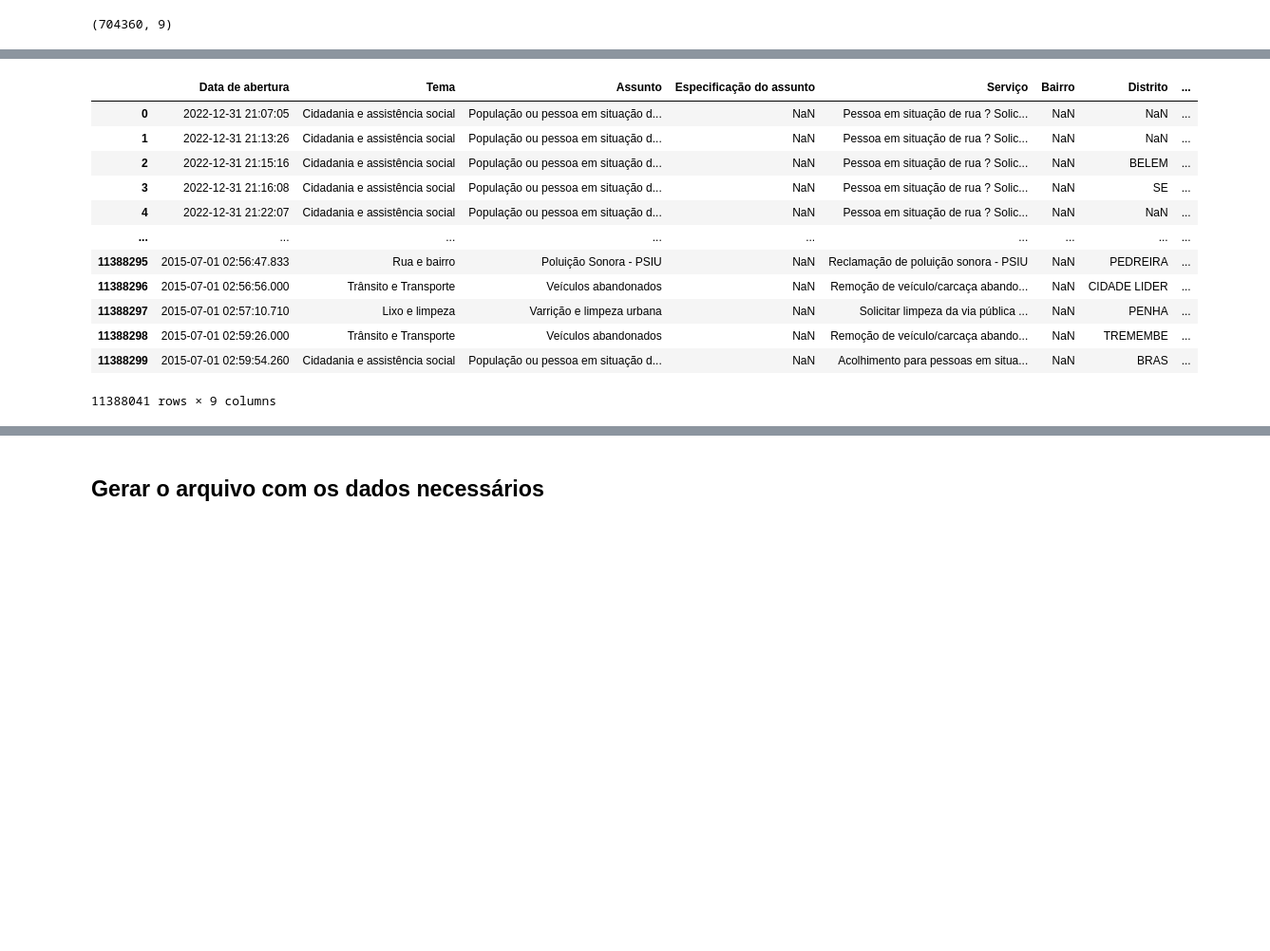
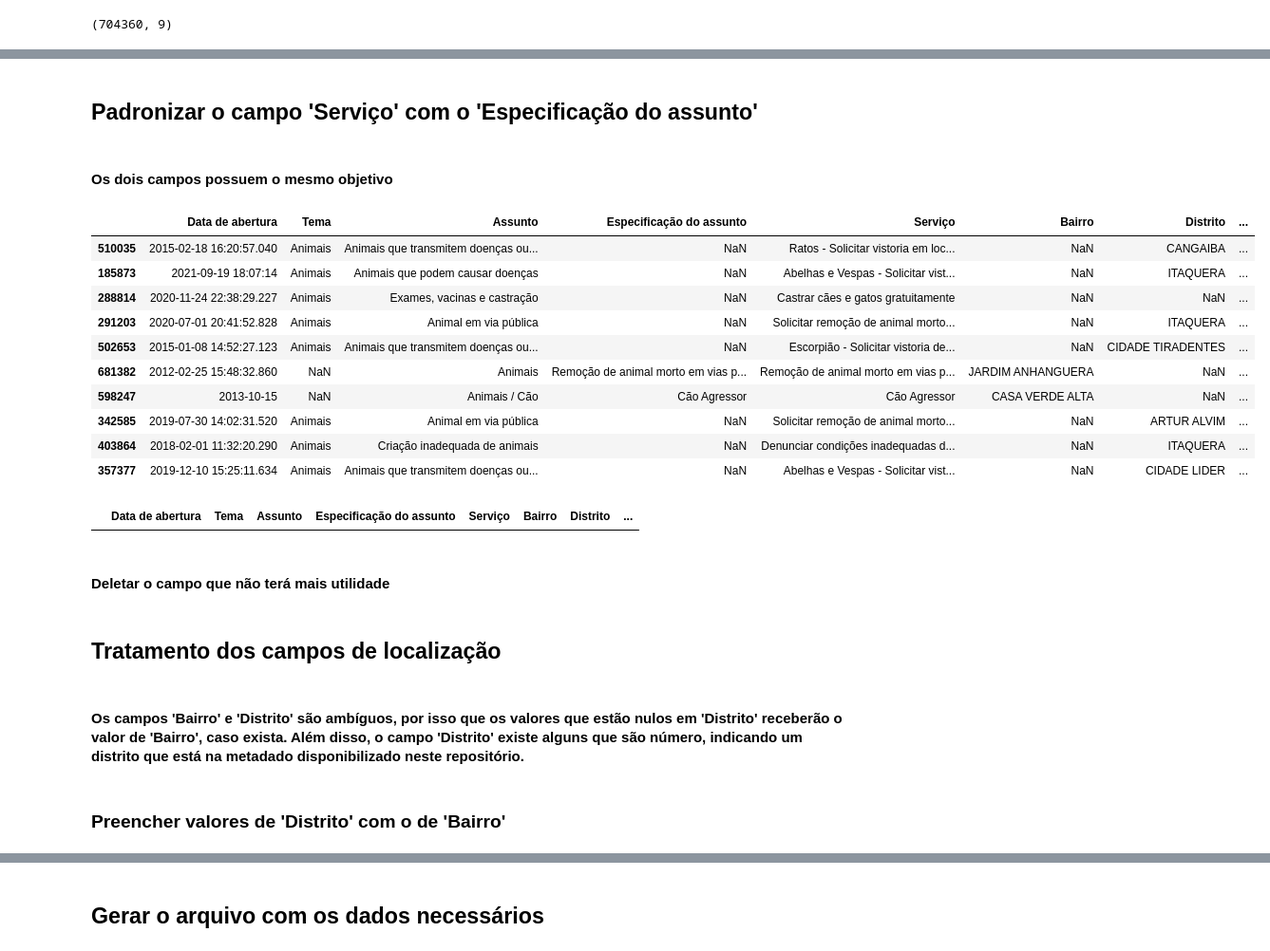
Before and after one commit to DemikFR/Analise-Controle-Zoonoses-SP156, a Jupyter notebook: base_dados/data_scraping.ipynb, the cells around one changed output, grey strips where cells are left out. Shown at 95% size. Drawn from its saved outputs; the diff is of its cells as text; code cells hidden in the pictures; blank space fills up the shorter version.

```diff
--- a/base_dados/data_scraping.ipynb
+++ b/base_dados/data_scraping.ipynb
@@ -215,16 +219,26 @@ df.sample(20)
-# %%
-df[df['Especificação do assunto'].isnull()]
-# %% [output]
-|  | Data de abertura | Tema | Assunto | Especificação do assunto | Serviço | Bairro | Distrito | ... |
-| 0 | 2022-12-31 21:07:05 | Cidadania e assistência social | População ou pessoa em situação d... | NaN | Pessoa em situação de rua ? Solic... | NaN | NaN | ... |
-| 1 | 2022-12-31 21:13:26 | Cidadania e assistência social | População ou pessoa em situação d... | NaN | Pessoa em situação de rua ? Solic... | NaN | NaN | ... |
-| 2 | 2022-12-31 21:15:16 | Cidadania e assistência social | População ou pessoa em situação d... | NaN | Pessoa em situação de rua ? Solic... | NaN | BELEM | ... |
-| 3 | 2022-12-31 21:16:08 | Cidadania e assistência social | População ou pessoa em situação d... | NaN | Pessoa em situação de rua ? Solic... | NaN | SE | ... |
-| 4 | 2022-12-31 21:22:07 | Cidadania e assistência social | População ou pessoa em situação d... | NaN | Pessoa em situação de rua ? Solic... | NaN | NaN | ... |
-| ... | ... | ... | ... | ... | ... | ... | ... | ... |
-| 11388295 | 2015-07-01 02:56:47.833 | Rua e bairro | Poluição Sonora - PSIU | NaN | Reclamação de poluição sonora - PSIU | NaN | PEDREIRA | ... |
-| 11388296 | 2015-07-01 02:56:56.000 | Trânsito e Transporte | Veículos abandonados | NaN | Remoção de veículo/carcaça abando... | NaN | CIDADE LIDER | ... |
-| 11388297 | 2015-07-01 02:57:10.710 | Lixo e limpeza | Varrição e limpeza urbana | NaN | Solicitar limpeza da via pública ... | NaN | PENHA | ... |
-| 11388298 | 2015-07-01 02:59:26.000 | Trânsito e Transporte | Veículos abandonados | NaN | Remoção de veículo/carcaça abando... | NaN | TREMEMBE | ... |
-| 11388299 | 2015-07-01 02:59:54.260 | Cidadania e assistência social | População ou pessoa em situação d... | NaN | Acolhimento para pessoas em situa... | NaN | BRAS | ... |
-11388041 rows × 9 columns
+# %% [markdown]
+## Padronizar o campo 'Serviço' com o 'Especificação do assunto'
+# %% [markdown]
+#### Os dois campos possuem o mesmo objetivo
+# %%
+df1.loc[df1['Serviço'].isnull(), 'Serviço'] = df1.loc[df1['Serviço'].isnull(), 'Especificação do assunto']
+# %%
+df1.sample(10)
+# %% [output]
+|  | Data de abertura | Tema | Assunto | Especificação do assunto | Serviço | Bairro | Distrito | ... |
+| 510035 | 2015-02-18 16:20:57.040 | Animais | Animais que transmitem doenças ou... | NaN | Ratos - Solicitar vistoria em loc... | NaN | CANGAIBA | ... |
+| 185873 | 2021-09-19 18:07:14 | Animais | Animais que podem causar doenças | NaN | Abelhas e Vespas - Solicitar vist... | NaN | ITAQUERA | ... |
+| 288814 | 2020-11-24 22:38:29.227 | Animais | Exames, vacinas e castração | NaN | Castrar cães e gatos gratuitamente | NaN | NaN | ... |
+| 291203 | 2020-07-01 20:41:52.828 | Animais | Animal em via pública | NaN | Solicitar remoção de animal morto... | NaN | ITAQUERA | ... |
+| 502653 | 2015-01-08 14:52:27.123 | Animais | Animais que transmitem doenças ou... | NaN | Escorpião - Solicitar vistoria de... | NaN | CIDADE TIRADENTES | ... |
+| 681382 | 2012-02-25 15:48:32.860 | NaN | Animais | Remoção de animal morto em vias p... | Remoção de animal morto em vias p... | JARDIM ANHANGUERA | NaN | ... |
+| 598247 | 2013-10-15 | NaN | Animais / Cão | Cão Agressor | Cão Agressor | CASA VERDE ALTA | NaN | ... |
+| 342585 | 2019-07-30 14:02:31.520 | Animais | Animal em via pública | NaN | Solicitar remoção de animal morto... | NaN | ARTUR ALVIM | ... |
+| 403864 | 2018-02-01 11:32:20.290 | Animais | Criação inadequada de animais | NaN | Denunciar condições inadequadas d... | NaN | ITAQUERA | ... |
+| 357377 | 2019-12-10 15:25:11.634 | Animais | Animais que transmitem doenças ou... | NaN | Abelhas e Vespas - Solicitar vist... | NaN | CIDADE LIDER | ... |
+# %%
+df1[df1['Serviço'].isnull()]
+# %% [output]
+|  | Data de abertura | Tema | Assunto | Especificação do assunto | Serviço | Bairro | Distrito | ... |
+# %% [markdown]
+#### Deletar o campo que não terá mais utilidade
@@ -230,0 +247,6 @@ df[df['Especificação do assunto'].isnull()]
+# %% [markdown]
+## Tratamento dos campos de localização
+# %% [markdown]
+#### Os campos 'Bairro' e 'Distrito' são ambíguos, por isso que os valores que estão nulos em 'Distrito' receberão o valor de 'Bairro', caso exista. Além disso, o campo 'Distrito' existe alguns que são número, indicando um distrito que está na metadado disponibilizado neste repositório.
+# %% [markdown]
+### Preencher valores de 'Distrito' com o de 'Bairro'
```
Also changed, not shown: parts of 18 cells of this notebook.
